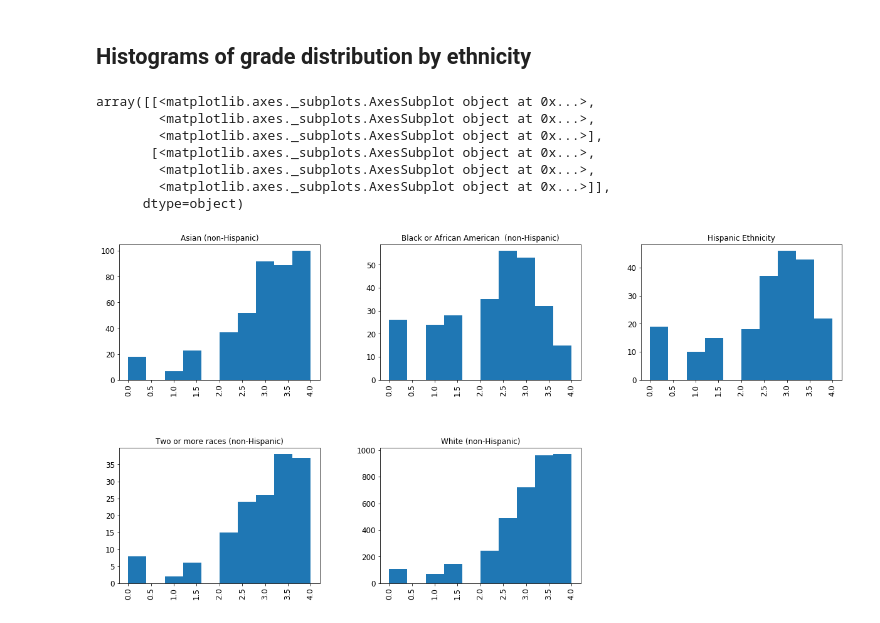
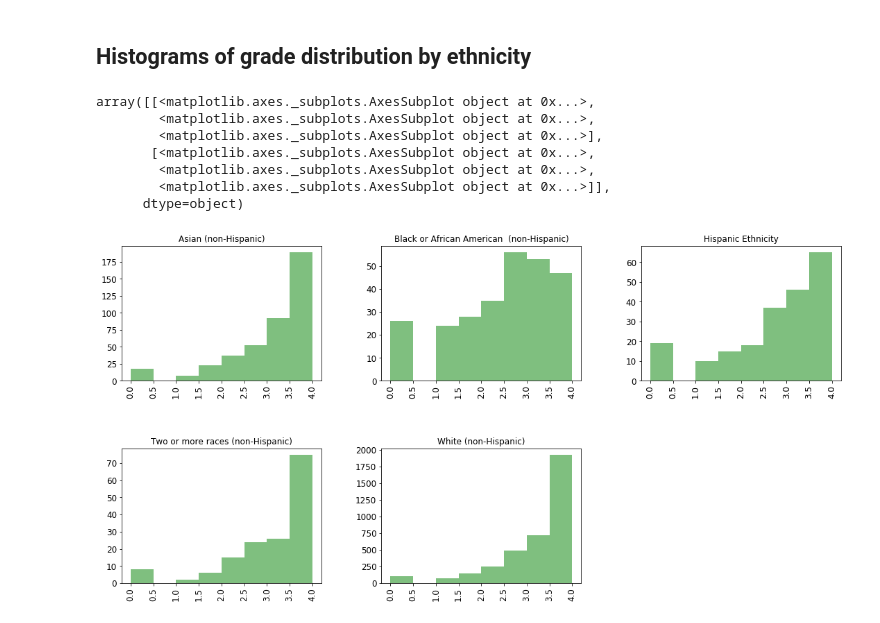
Before and after one commit to anair3007/gradeComparison, a Jupyter notebook: gradeComparison.ipynb, the cells around one changed output. Saved outputs shown, nothing was run; the diff lists cells and outputs as text; code cells hidden in the pictures.

```diff
--- a/gradeComparison.ipynb
+++ b/gradeComparison.ipynb
@@ -187,14 +186,15 @@ Comparing grade distributions of White and Multiracial students p = 0.167840284
 ## Histograms of grade distribution by ethnicity
 # %%
 receivedGrade.hist(by='Ethnicity', column='final grade',
-                   figsize=(20,10), xrot=90, xlabelsize=12,
-                   ylabelsize=12, layout=(2,3))
+                   figsize=(18,9), xrot=90, xlabelsize=12,
+                   ylabelsize=12, layout=(2,3), bins=(0,0.5,1.0,1.5,2.0,2.5,3.0,3.5,4.0),
+                   color=('green'), alpha=0.5)
 # %% [output]
 array([[<matplotlib.axes._subplots.AxesSubplot object at 0x...>,
         <matplotlib.axes._subplots.AxesSubplot object at 0x...>,
         <matplotlib.axes._subplots.AxesSubplot object at 0x...>],
        [<matplotlib.axes._subplots.AxesSubplot object at 0x...>,
         <matplotlib.axes._subplots.AxesSubplot object at 0x...>,
         <matplotlib.axes._subplots.AxesSubplot object at 0x...>]],
       dtype=object)
-[figure, old version]
+[figure, new version]
```
Also changed, not shown: parts of 8 cells of this notebook.
